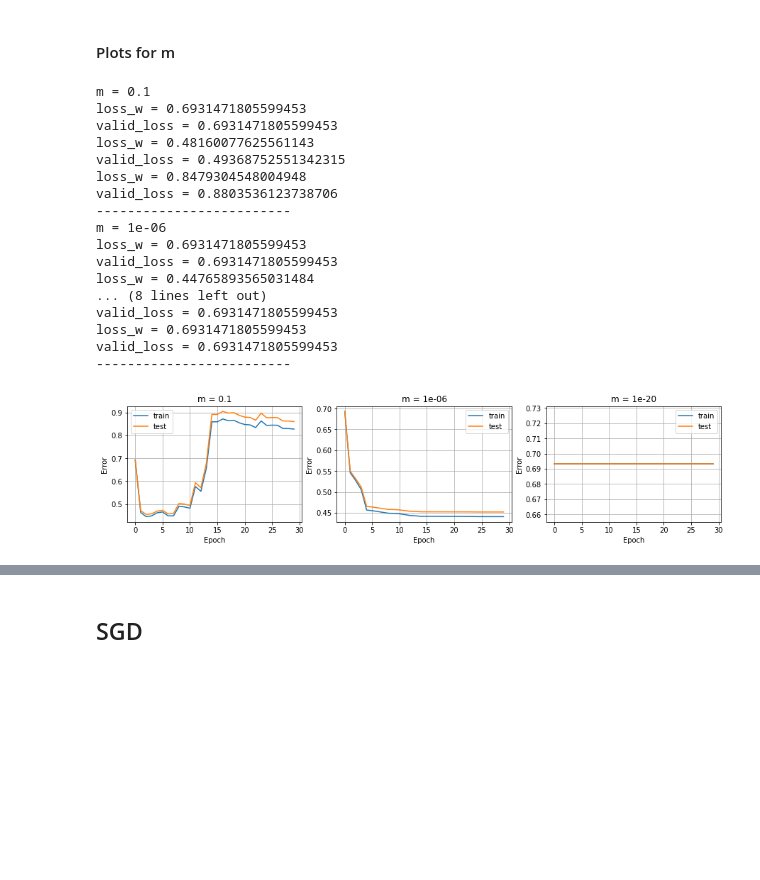
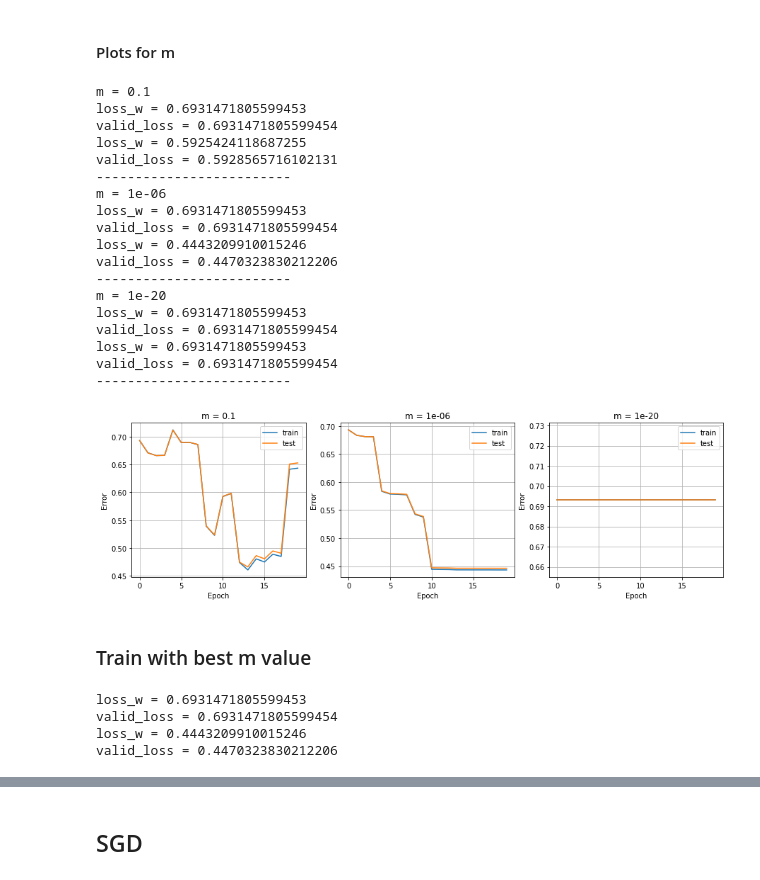
Before and after one commit to msorins/OptoML_course_proj, a Jupyter notebook: classification_zo.ipynb, the cells around one changed output, grey strips where cells are left out. Saved outputs shown, nothing was run; the diff lists cells and outputs as text; code cells hidden in the pictures; blank space fills up the shorter version.

```diff
--- a/classification_zo.ipynb
+++ b/classification_zo.ipynb
@@ -110,8 +89,8 @@ fig, axs = plt.subplots(2,3,sharey=False, sharex=True, figsize=(18,10))
 for i in range(len(axs)):
     for j in range(len(axs[0])):
         n = i+j+2*i
-        axs[i,j].plot(list(range(30)), loss_list[n], label = 'train')
-        axs[i,j].plot(list(range(30)), valid_loss_list[n], label = 'test')
+        axs[i,j].plot(list(range(epochs)), loss_list[n], label = 'train')
+        axs[i,j].plot(list(range(epochs)), valid_loss_list[n], label = 'test')
         axs[i,j].set_xlabel('Epoch')
         axs[i,j].set_ylabel('Error')
         axs[i,j].set_title('m = {}'.format(m_vals[n]))
@@ -151,2 +127,0 @@ Try more epochs with m=0.1:
-# %%
-w, losses, valid_losses = random_search(300, X_train, y_train, X_valid, y_valid, 1e-5, m_vals[0], log_loss)
@@ -183,2 +127,0 @@ Try more epochs with m=0.01:
-# %%
-w, losses, valid_losses = random_search(300, X_train, y_train, X_valid, y_valid, 1e-5, m_vals[1], log_loss)
@@ -219,41 +134,45 @@ loss_list = []
 valid_loss_list = []
 
 for m in m_vals:
+    np.random.seed(987654)
     print('m = {}'.format(m))
-    w, losses, valid_losses = random_search(30, X_train, y_train, X_valid, y_valid, 1e-5, m, log_loss)
+    w, losses, valid_losses = random_search(epochs, X_train, y_train, X_valid, y_valid, 1e-5, m, log_loss)
     loss_list.append(losses)
     valid_loss_list.append(valid_losses)
     print('-------------------------')
 # %% [output]
 m = 0.1
 loss_w = 0.6931471805599453
-valid_loss = 0.6931471805599453
-loss_w = 0.48160077625561143
-valid_loss = 0.49368752551342315
-loss_w = 0.8479304548004948
-valid_loss = 0.8803536123738706
+valid_loss = 0.6931471805599454
+loss_w = 0.5925424118687255
+valid_loss = 0.5928565716102131
 -------------------------
 m = 1e-06
 loss_w = 0.6931471805599453
-valid_loss = 0.6931471805599453
-loss_w = 0.44765893565031484
-... (8 lines left out)
-valid_loss = 0.6931471805599453
+valid_loss = 0.6931471805599454
+loss_w = 0.4443209910015246
+valid_loss = 0.4470323830212206
+-------------------------
+m = 1e-20
 loss_w = 0.6931471805599453
-valid_loss = 0.6931471805599453
+valid_loss = 0.6931471805599454
+loss_w = 0.6931471805599453
+valid_loss = 0.6931471805599454
 -------------------------
 # %%
-fig, axs = plt.subplots(1,3,sharey=False, sharex=True, figsize=(15,3))
+fig, axs = plt.subplots(1,3,sharey=False, sharex=True, figsize=(15,4))
 
 for i in range(len(axs)):
-    axs[i].plot(list(range(30)), loss_list[i], label = 'train')
-    axs[i].plot(list(range(30)), valid_loss_list[i], label = 'test')
+    axs[i].plot(list(range(epochs)), loss_list[i], label = 'train')
+    axs[i].plot(list(range(epochs)), valid_loss_list[i], label = 'test')
     axs[i].set_xlabel('Epoch')
     axs[i].set_ylabel('Error')
     axs[i].set_title('m = {}'.format(m_vals[i]))
     axs[i].grid()
     axs[i].legend()
 
 plt.savefig('figs/m_examples')
 # %% [output]
-[figure, old version]
+[figure, new version]
+# %% [markdown]
+### Train with best m value
@@ -259,0 +181,8 @@ plt.savefig('figs/m_examples')
+# %%
+np.random.seed(987654)
+w1, losses1, valid_losses1 = random_search(epochs, X_train, y_train, X_valid, y_valid, gamma=0.00001, m=best_m, loss=log_loss)
+# %% [output]
+loss_w = 0.6931471805599453
+valid_loss = 0.6931471805599454
+loss_w = 0.4443209910015246
+valid_loss = 0.4470323830212206
```
Also changed, not shown: parts of 23 cells of this notebook, 1 other file.
